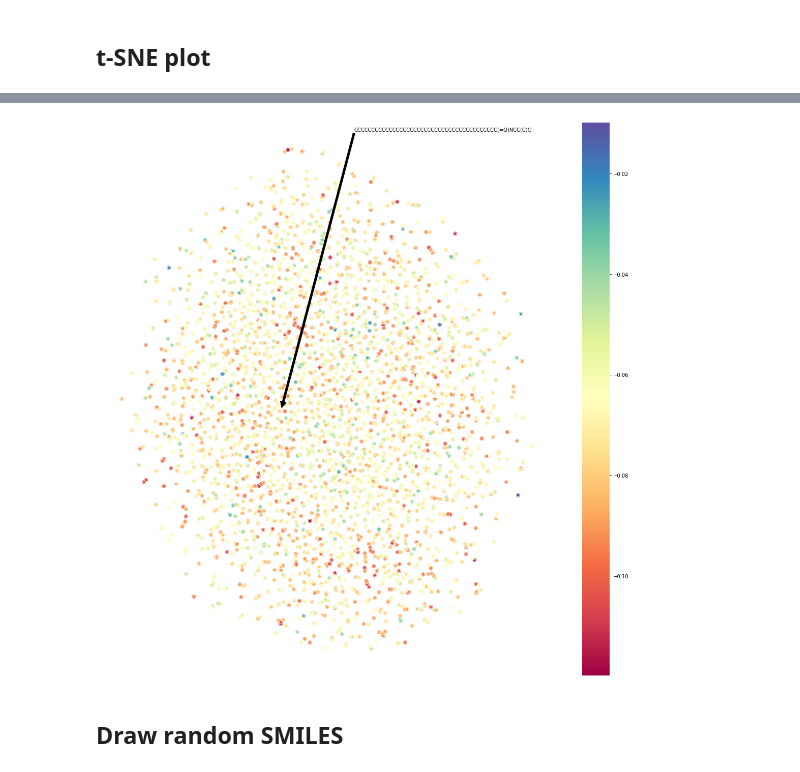
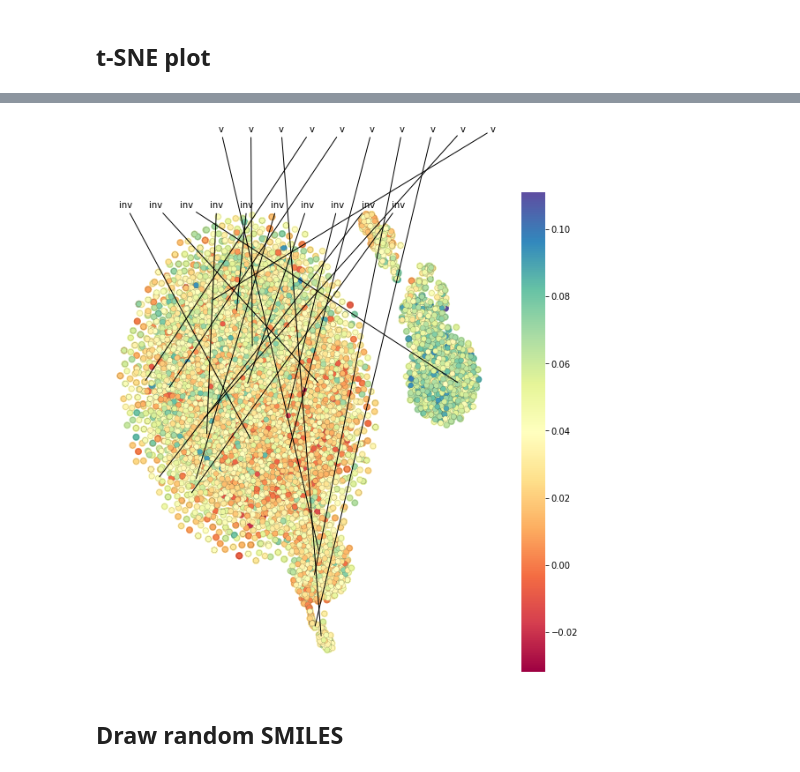
Before and after one commit to bbrighttaer/irelease, a Jupyter notebook: proj/notebooks/drd2_analysis.ipynb, the cells around one changed output, grey strips where cells are left out. Drawn from its saved outputs; the diff is of its cells as text; code cells hidden in the pictures.

```diff
--- a/proj/notebooks/drd2_analysis.ipynb
+++ b/proj/notebooks/drd2_analysis.ipynb
@@ -73,7 +73,7 @@ len(ppo_grl_smiles), len(ppo_baseline_reward_smiles), len(reinforce_smiles), len
 # %% [markdown]
 ## Evaluate SMILES
 # %%
-generators = nbu.data_provider('../../data/drd2_active.smi', '../../data/unbiased_smiles.smi')
+generators = nbu.data_provider('../../data/drd2_active_filtered.smi', '../../data/unbiased_smiles.smi')
 # %%
 demo_smiles = generators['demo_data'].random_training_set_smiles(1000)
 unbiased_smiles = generators['unbiased_data'].random_training_set_smiles(1000)
@@ -170,3 +175,5 @@ init_dict = nbu.initialize(hparams, generators['demo_data'], generators['unbiase
 # %%
 encoder = init_dict['encoder']
 ppo_reward_net_rnn = init_dict['reward_net_rnn']
+ppo_reward_net = init_dict['reward_net']
+ppo_reward_net.load_state_dict(nbu.load_model_weights('../model_dir/DRD2_activity_irelease_stack-rnn_gru_ppo_reward_net2020_07_09__23_58_24_0.778_96.mod'))
@@ -173,8 +182,15 @@ ppo_reward_net_rnn = init_dict['reward_net_rnn']
 # %%
 with torch.set_grad_enabled(False):
-    inp, valid_vec = nbu.smiles_to_tensor(['<'+s+'>' for s in ppo_grl_smiles])
-    enc_out = encoder([inp, valid_vec])
-    reward, logits = ppo_reward_net_rnn(enc_out, return_logits=True)
+    reward_lst, logits_lst = [], []
+    tsne_smiles = ppo_grl_smiles_valid + ppo_grl_smiles_invalid
+    for i in range(0, len(tsne_smiles), 500):
+        inp, valid_vec = nbu.smiles_to_tensor(['<'+s+'>' for s in tsne_smiles[i:i+500]])
+        enc_out = encoder([inp, valid_vec])
+        reward, logits = ppo_reward_net_rnn(enc_out, return_logits=True)
+        reward_lst.append(reward)
+        logits_lst.append(logits)
+    reward = torch.cat(reward_lst)
+    logits = torch.cat(logits_lst)
 # %%
 logits.shape, reward.shape
 # %% [output]
@@ -188,19 +204,31 @@ tsne_rep.shape
 # %%
-plt.figure(figsize=(20,20))
+plt.figure(figsize=(10,10))
 points = plt.scatter(tsne_data['x'], tsne_data['y'], c=reward.detach().cpu().numpy().reshape(-1,), s=50, cmap="Spectral")
 cb = plt.colorbar(points, ticks=None)
 cb.outline.set_visible(False)
 ax = sns.scatterplot(x="x", y="y", hue=reward.detach().cpu().numpy().reshape(-1,), data=tsne_data,
-                    legend=False, palette='Spectral')
-# ax.text(tsne_data['x'][0], tsne_data['y'][0], ppo_grl_smiles[0], horizontalalignment='left',
-#         size='medium', color='black', )
-ax.annotate(ppo_grl_smiles[0], xy=(tsne_data['x'][0], tsne_data['y'][0]), xytext=(50,60),
-            arrowprops=dict(facecolor='black'),
-           horizontalalignment='right', verticalalignment='top')
+                    legend=False, palette='Spectral', edgecolor='black', linewidth=.1)
+# valid SMILES
+for i in range(10):
+    va_idx = np.random.randint(len(ppo_grl_smiles_valid))
+    ax.annotate('v', xy=(tsne_data['x'][va_idx], tsne_data['y'][va_idx]),
+                xytext=(-20+(i*10),70),
+                arrowprops=dict(facecolor='black', arrowstyle='-'),
+               horizontalalignment='right', verticalalignment='top')
+
+# invalid SMILES
+for i in range(10):
+    inv_idx = np.random.randint(len(ppo_grl_smiles_invalid))
+    ax.annotate('inv',
+                xy=(tsne_data['x'][len(ppo_grl_smiles_valid) + inv_idx],
+                    tsne_data['y'][len(ppo_grl_smiles_valid) + inv_idx]),
+                xytext=(-50+(i*10),50), arrowprops=dict(facecolor='black', arrowstyle='-'),
+               horizontalalignment='right', verticalalignment='top')
+
 plt.axis('off')
 plt.show()
 # %% [output]
-[figure, old version]
+[figure, new version]
 # %% [markdown]
 ##  Draw random SMILES
 # %%
```
Also changed, not shown: parts of 14 cells of this notebook, 33 other files.
